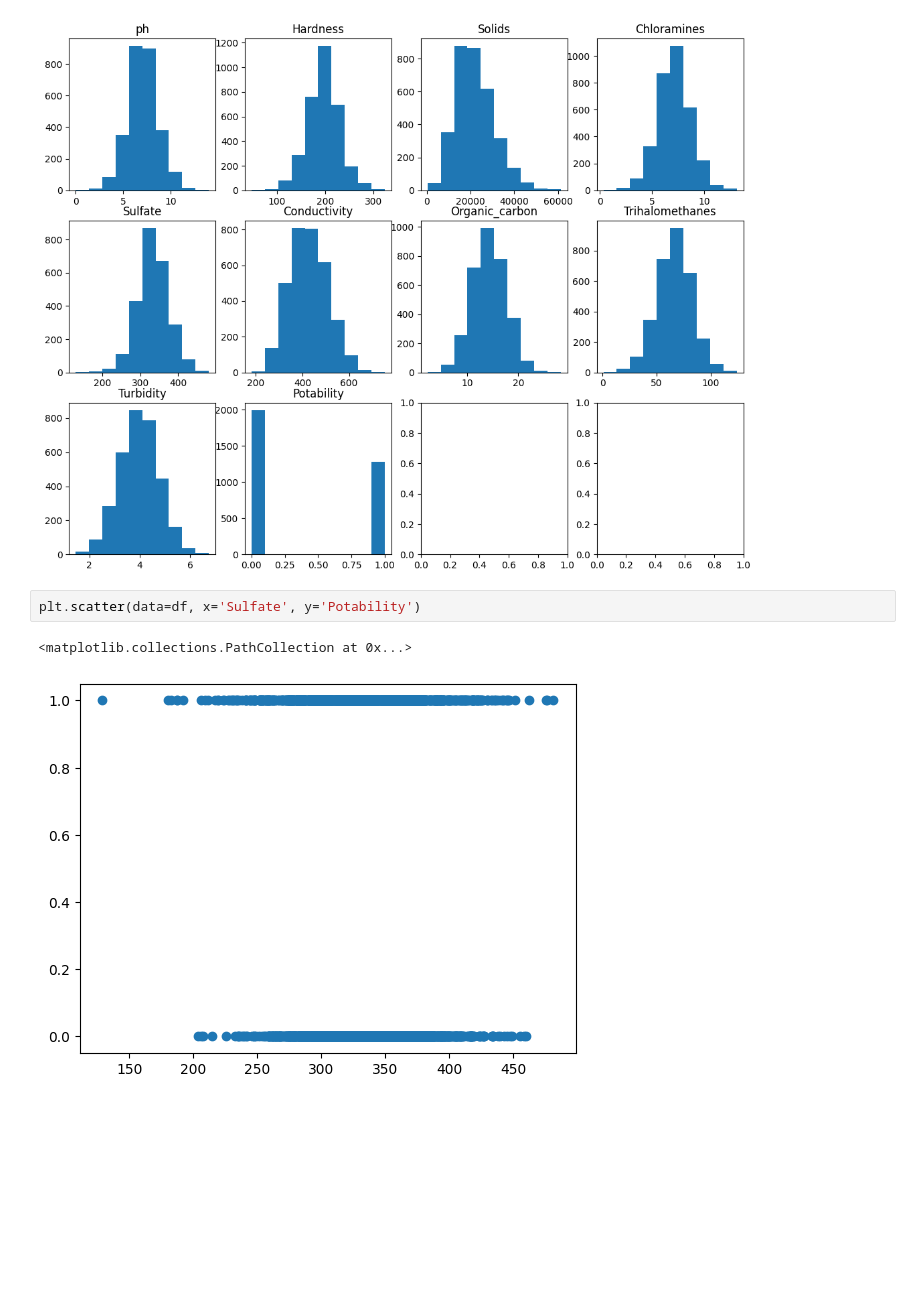
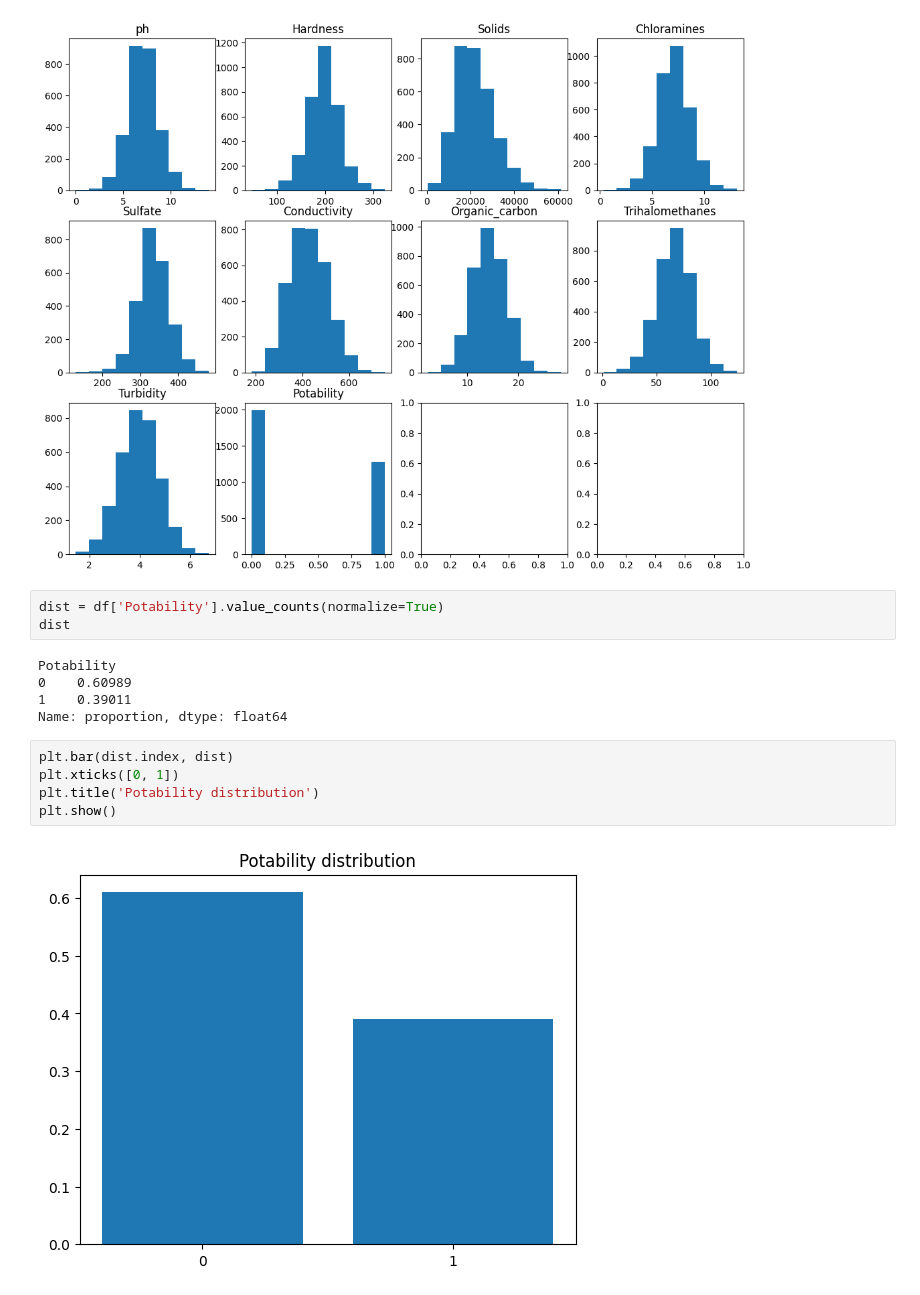
Before and after one commit to vkenji03/mc906, a Jupyter notebook: main.ipynb, the cells around one changed output. Saved outputs shown, nothing was run; the diff lists cells and outputs as text; blank space fills up the shorter version.

```diff
--- a/main.ipynb
+++ b/main.ipynb
@@ -84,11 +83,21 @@ for feature in df.columns:
         col = 0
 # %% [output]
 [figure]
-# %%
-plt.scatter(data=df, x='Sulfate', y='Potability')
-# %% [output]
-<matplotlib.collections.PathCollection at 0x...>
-[figure, removed]
+# %%
+dist = df['Potability'].value_counts(normalize=True)
+dist
+# %% [output]
+Potability
+0    0.60989
+1    0.39011
+Name: proportion, dtype: float64
+# %%
+plt.bar(dist.index, dist)
+plt.xticks([0, 1])
+plt.title('Potability distribution')
+plt.show()
+# %% [output]
+[figure, added]
 # %%
 from sklearn.impute import SimpleImputer
 from sklearn.preprocessing import StandardScaler
```
Also changed, not shown: parts of 9 cells of this notebook, 1 other file.
